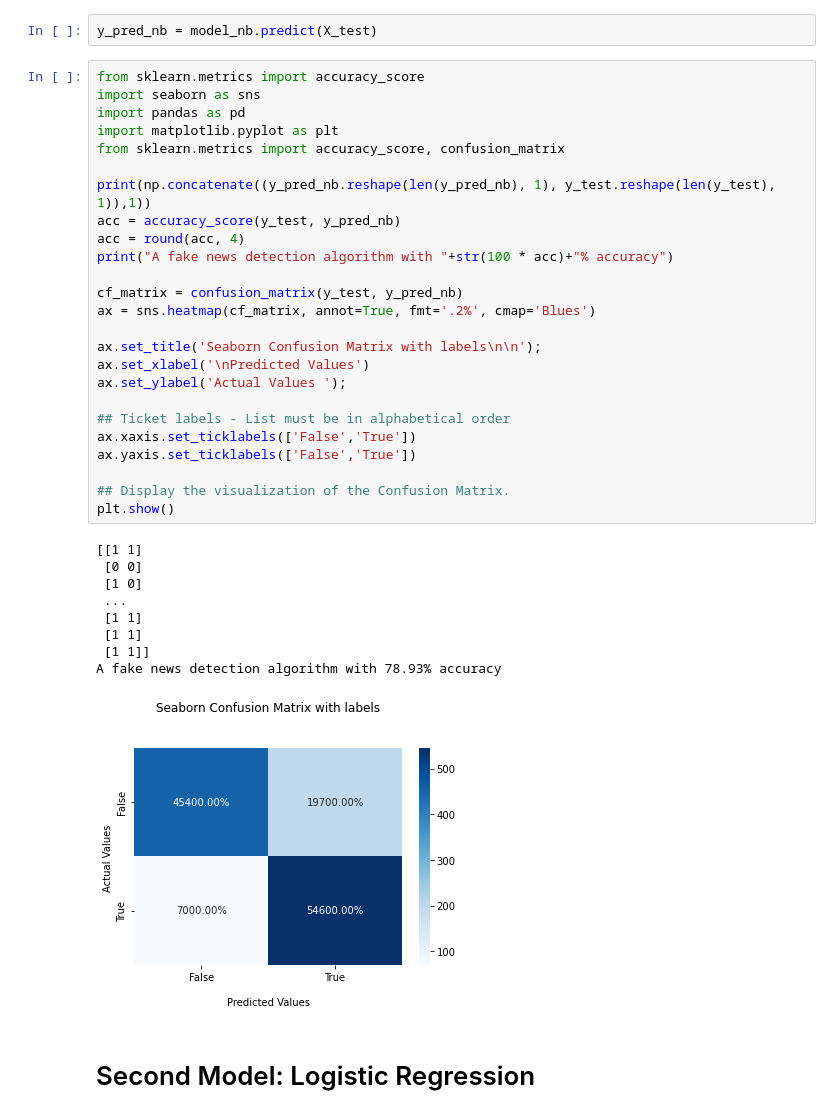
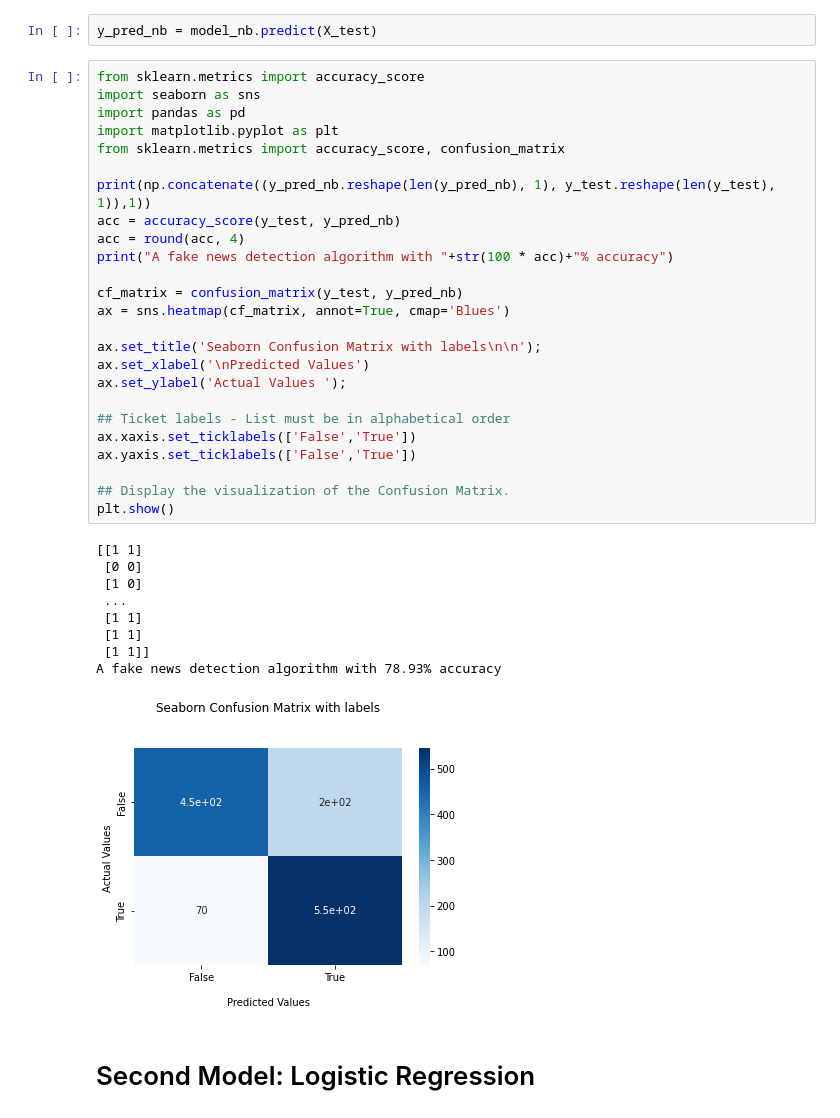
Before and after one commit to Rodin-Sh/FakeNewsDetectionAlgorithm, a Jupyter notebook: FakeNewsDetection.ipynb, the cells around one changed output. Cells and saved outputs as stored; diff of their text form.

```diff
--- a/FakeNewsDetection.ipynb
+++ b/FakeNewsDetection.ipynb
@@ -76,35 +76,35 @@ import seaborn as sns
 import pandas as pd
 import matplotlib.pyplot as plt
 from sklearn.metrics import accuracy_score, confusion_matrix
 
 print(np.concatenate((y_pred_nb.reshape(len(y_pred_nb), 1), y_test.reshape(len(y_test), 1)),1))
 acc = accuracy_score(y_test, y_pred_nb)
 acc = round(acc, 4)
 print("A fake news detection algorithm with "+str(100 * acc)+"% accuracy")
 
 cf_matrix = confusion_matrix(y_test, y_pred_nb)
-ax = sns.heatmap(cf_matrix, annot=True, fmt='.2%', cmap='Blues')
+ax = sns.heatmap(cf_matrix, annot=True, cmap='Blues')
 
 ax.set_title('Seaborn Confusion Matrix with labels\n\n');
 ax.set_xlabel('\nPredicted Values')
 ax.set_ylabel('Actual Values ');
 
 ## Ticket labels - List must be in alphabetical order
 ax.xaxis.set_ticklabels(['False','True'])
 ax.yaxis.set_ticklabels(['False','True'])
 
 ## Display the visualization of the Confusion Matrix.
 plt.show()
 # %% [output]
 [[1 1]
  [0 0]
  [1 0]
  ...
  [1 1]
  [1 1]
  [1 1]]
 A fake news detection algorithm with 78.93% accuracy
-[figure, old version]
+[figure, new version]
 # %% [markdown]
 # Second Model: Logistic Regression
 # %%
```
Also changed, not shown: parts of 4 cells of this notebook.
